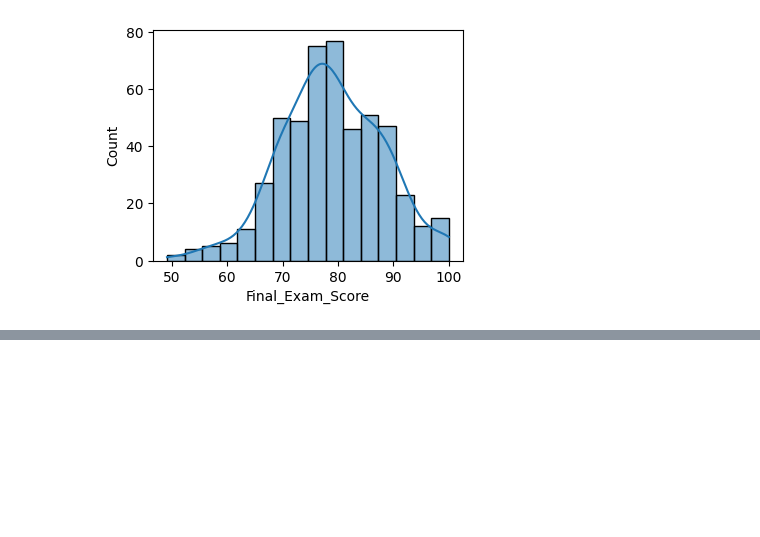
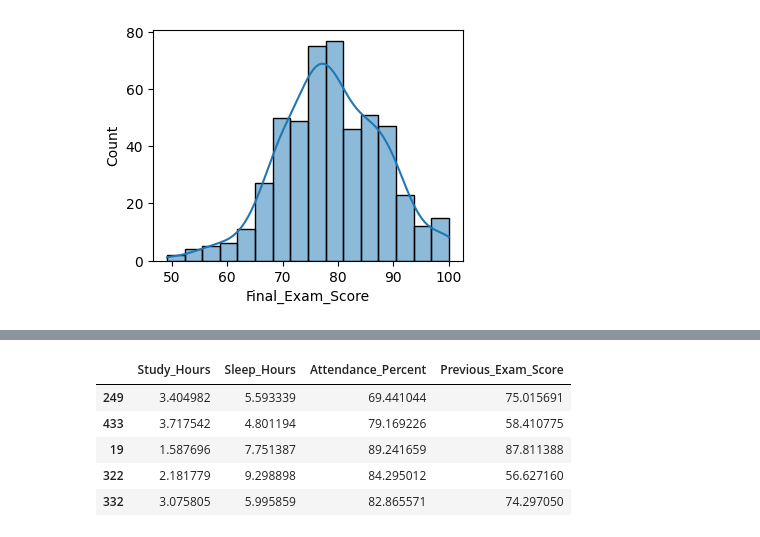
Before and after one commit to Md-Maruf-1727/Machine-Learning-Algorithms, a Jupyter notebook: Gradient Descent/Practices/practice_1.ipynb, the cells around one changed output, grey strips where cells are left out. Saved outputs shown, nothing was run; the diff lists cells and outputs as text; code cells hidden in the pictures; blank space fills up the shorter version.

```diff
--- a/Gradient Descent/Practices/practice_1.ipynb
+++ b/Gradient Descent/Practices/practice_1.ipynb
@@ -172,0 +189,16 @@ df = df_clean.copy()
+# %%
+#feature / target split
+x = df[['Study_Hours', 'Sleep_Hours', 'Attendance_Percent', 'Previous_Exam_Score']]
+y = df[['Final_Exam_Score']]
+# %%
+#train test split
+xtrain, xtest, ytrain, ytest = train_test_split(x, y, test_size=0.2, random_state=42)
+# %%
+xtrain.head()
+# %% [output]
+|  | Study_Hours | Sleep_Hours | Attendance_Percent | Previous_Exam_Score |
+| 249 | 3.404982 | 5.593339 | 69.441044 | 75.015691 |
+| 433 | 3.717542 | 4.801194 | 79.169226 | 58.410775 |
+| 19 | 1.587696 | 7.751387 | 89.241659 | 87.811388 |
+| 322 | 2.181779 | 9.298898 | 84.295012 | 56.627160 |
+| 332 | 3.075805 | 5.995859 | 82.865571 | 74.297050 |
```
Also changed, not shown: parts of 12 cells of this notebook.
